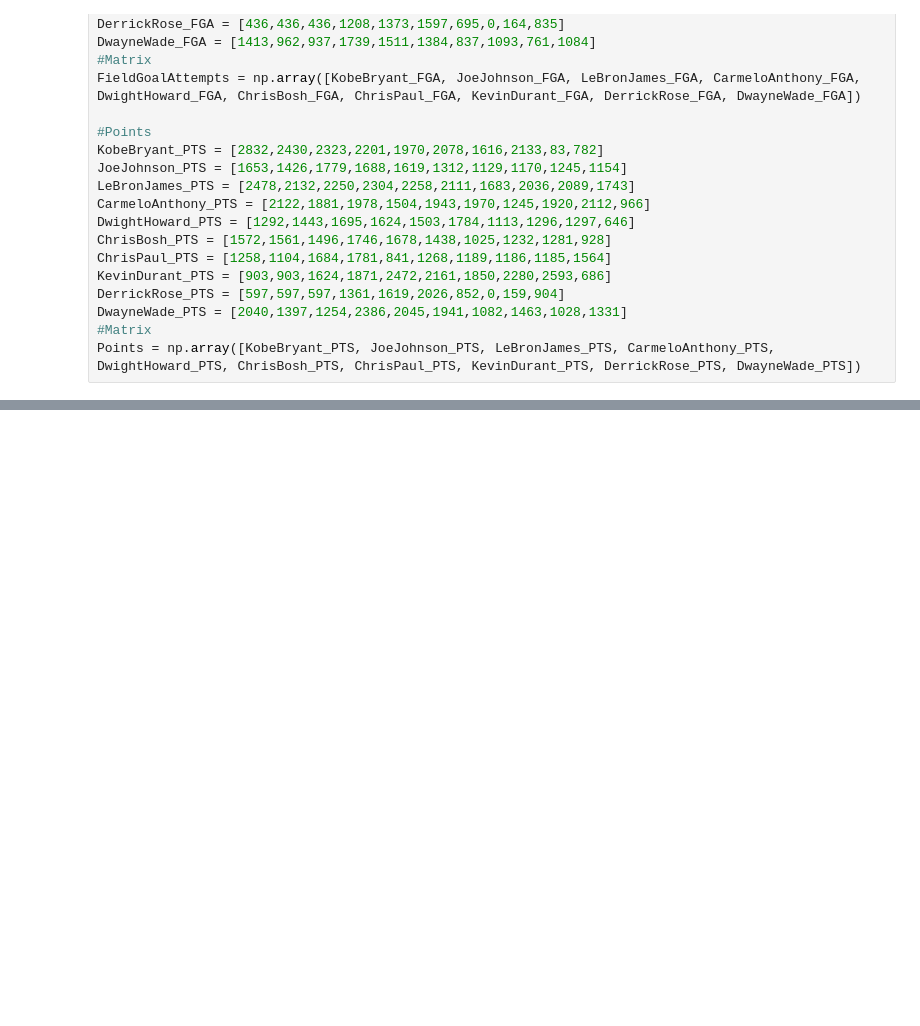
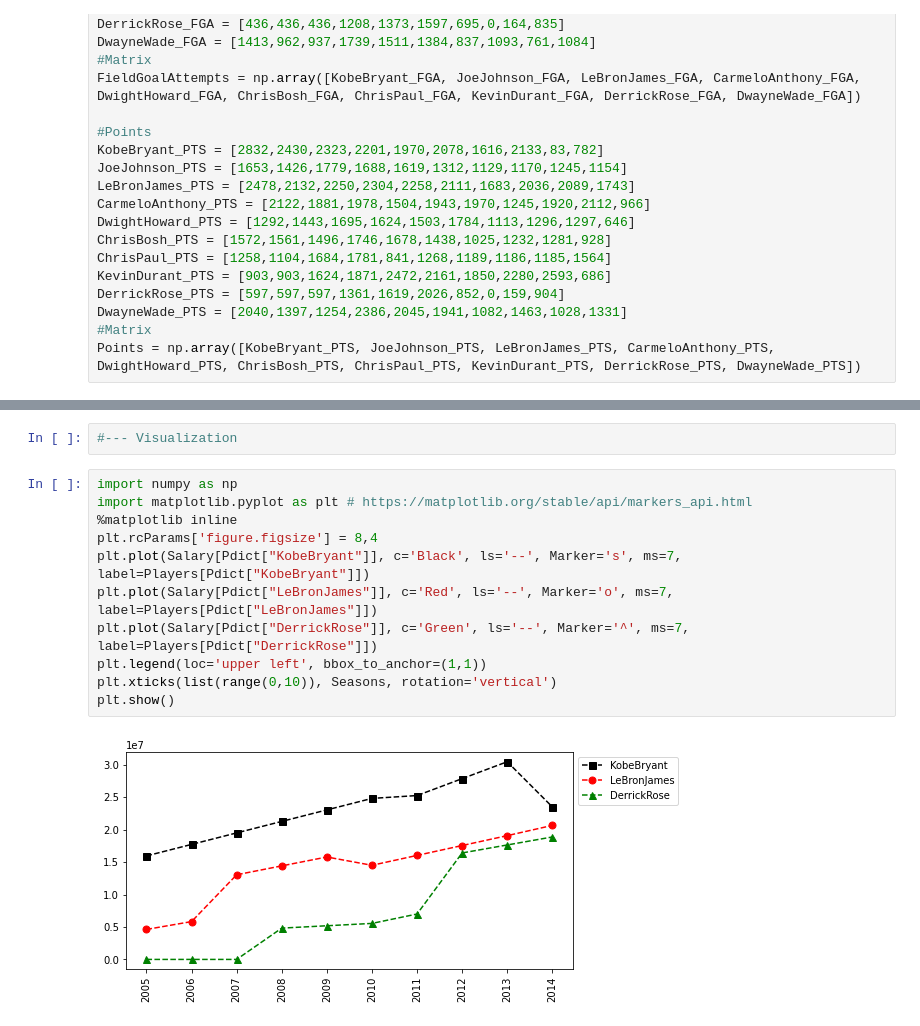
Before and after one commit to esara/superdatascience, a Jupyter notebook: python/Section4_BasketBall-Dataset.ipynb, the cells around one changed output, grey strips where cells are left out. Cells and saved outputs as stored; diff of their text form; blank space fills up the shorter version.

```diff
--- a/python/Section4_BasketBall-Dataset.ipynb
+++ b/python/Section4_BasketBall-Dataset.ipynb
@@ -141,0 +225,15 @@ Points = np.array([KobeBryant_PTS, JoeJohnson_PTS, LeBronJames_PTS, CarmeloAntho
+# %%
+#--- Visualization
+# %%
+import numpy as np
+import matplotlib.pyplot as plt # https://matplotlib.org/stable/api/markers_api.html
+%matplotlib inline
+plt.rcParams['figure.figsize'] = 8,4
+plt.plot(Salary[Pdict["KobeBryant"]], c='Black', ls='--', Marker='s', ms=7, label=Players[Pdict["KobeBryant"]])
+plt.plot(Salary[Pdict["LeBronJames"]], c='Red', ls='--', Marker='o', ms=7, label=Players[Pdict["LeBronJames"]])
+plt.plot(Salary[Pdict["DerrickRose"]], c='Green', ls='--', Marker='^', ms=7, label=Players[Pdict["DerrickRose"]])
+plt.legend(loc='upper left', bbox_to_anchor=(1,1))
+plt.xticks(list(range(0,10)), Seasons, rotation='vertical')
+plt.show()
+# %% [output]
+[figure, added]
```
Also changed, not shown: parts of 26 cells of this notebook, 3 other files.
